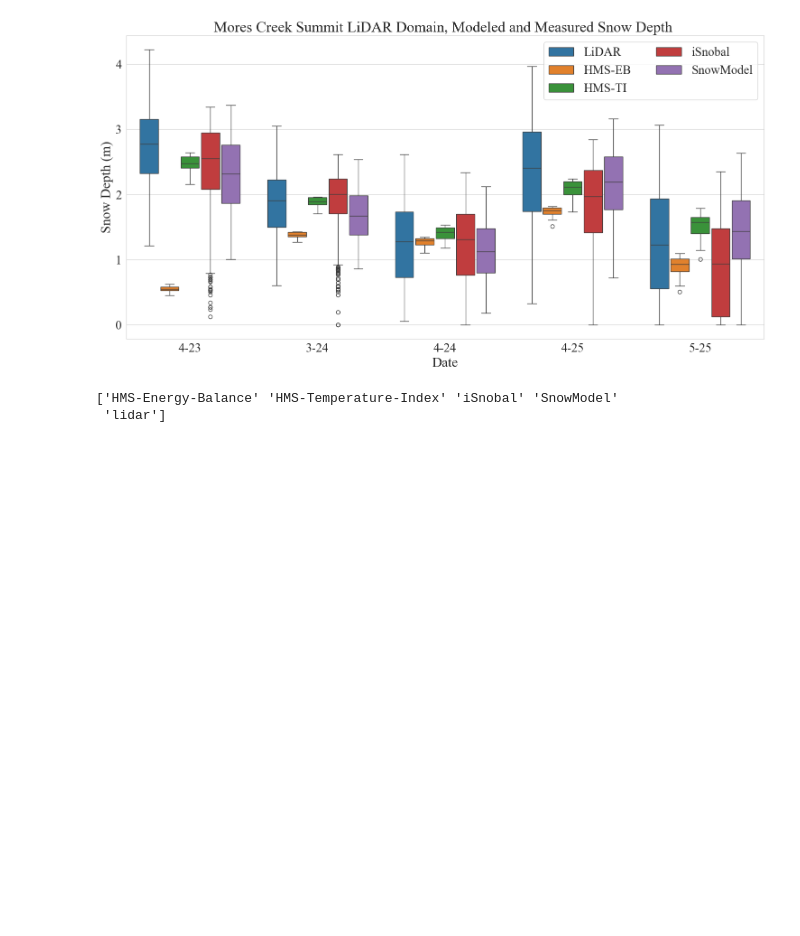
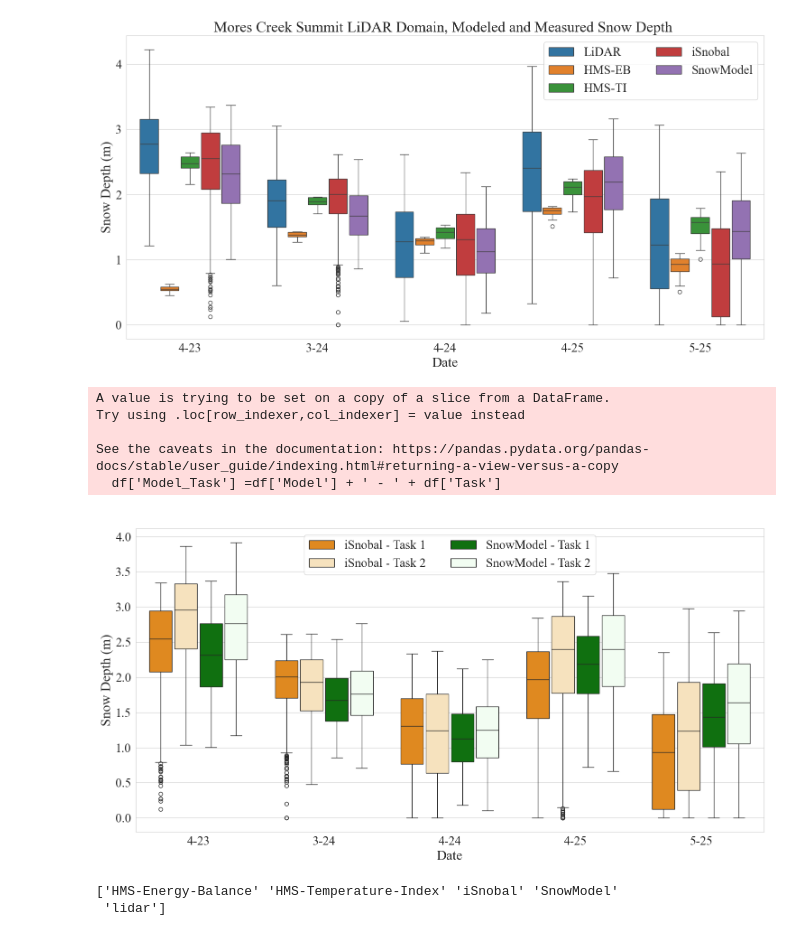
Before and after one commit to naniciafone/SIRO, a Jupyter notebook: notebooks/lidar_domain.ipynb, the cells around one changed output. Drawn from its saved outputs; the diff is of its cells as text; code cells hidden in the pictures; blank space fills up the shorter version.

Commit message:
time series updates

```diff
--- a/notebooks/lidar_domain.ipynb
+++ b/notebooks/lidar_domain.ipynb
@@ -116,6 +99,61 @@ plt.savefig("C:/Users/RDCRLSMC/Desktop/SIRO/docs/figs/lidar_distributions.png",
 plt.show()
 # %% [output]
 [figure]
+# %%
+df = lidar_domain[
+    (lidar_domain['Model'] == 'SnowModel') |
+    (lidar_domain['Model'] == 'iSnobal')
+]
+
+df['Model_Task'] =df['Model'] + ' - ' + df['Task']
+
+palette = {
+    'iSnobal - Task 1': 'darkorange',
+    'iSnobal - Task 2': 'moccasin',   # light orange
+
+    'SnowModel - Task 1': 'green',
+    'SnowModel - Task 2': 'honeydew'  # light green
+}
+
+order = ['iSnobal - Task 1', 'iSnobal - Task 2', 'SnowModel - Task 1', 'SnowModel - Task 2']
+# %% [output]
+A value is trying to be set on a copy of a slice from a DataFrame.
+Try using .loc[row_indexer,col_indexer] = value instead
+
+See the caveats in the documentation: https://pandas.pydata.org/pandas-docs/stable/user_guide/indexing.html#returning-a-view-versus-a-copy
+  df['Model_Task'] =df['Model'] + ' - ' + df['Task']
+# %%
+plt.rcParams['font.family'] = 'serif'
+plt.rcParams['font.serif'] = ['Times New Roman'] + plt.rcParams['font.serif']
+
+fig, ax = plt.subplots(figsize=(15, 8))
+
+
+sns.boxplot(
+    data=df,
+    x = "Date",
+    y= "Snow Depth",
+    hue = "Model_Task",
+    palette=palette,
+    hue_order = order,
+    gap = 0.1)
+
+
+ax.set_xlabel('Date', fontsize = 22)
+ax.set_ylabel('Snow Depth (m)', fontsize = 22)
+ax.tick_params(axis='both', which='major', labelsize=20)
+ax.set_xticklabels(['4-23', '3-24', '4-24', '4-25', '5-25'])
+ax.legend(prop={'size': 20}, ncol = 2) # Sets exact font size
+ax.set_title(" ", fontsize=24)
+
+
+
+plt.tight_layout()
+
+plt.savefig("C:/Users/RDCRLSMC/Desktop/SIRO/docs/figs/lidar_distributions_tasks.png", dpi = 300)
+plt.show()
+# %% [output]
+[figure, added]
 # %%
 dfs_resample = []
 
```
Also changed, not shown: parts of 1 cell of this notebook, 4 other files.
